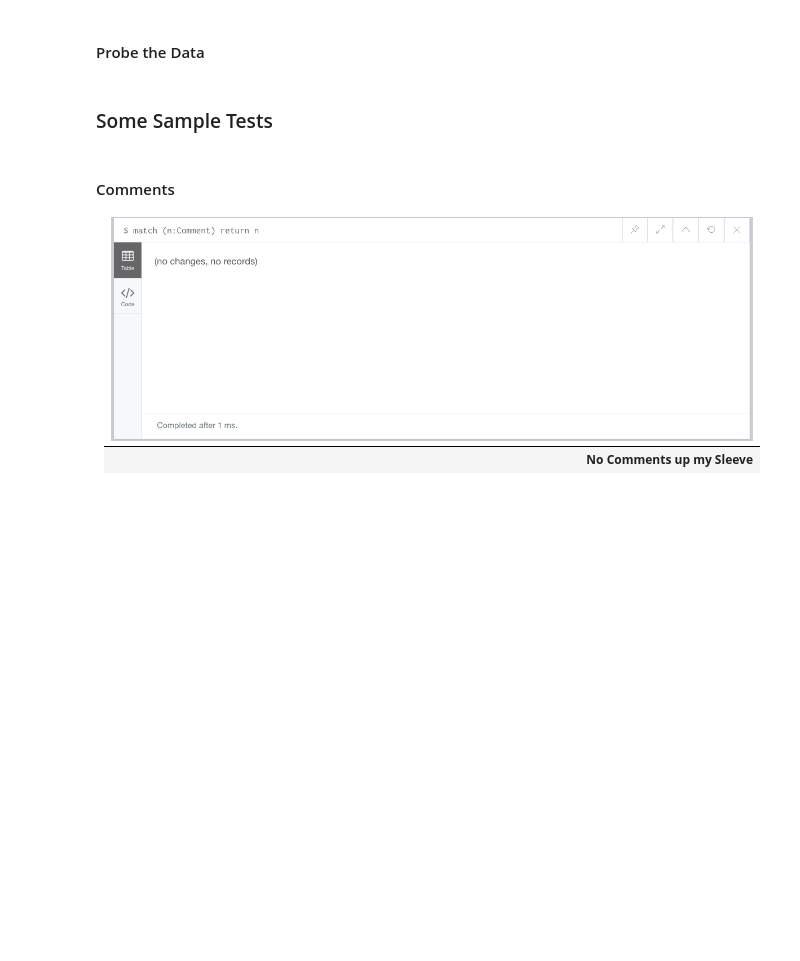
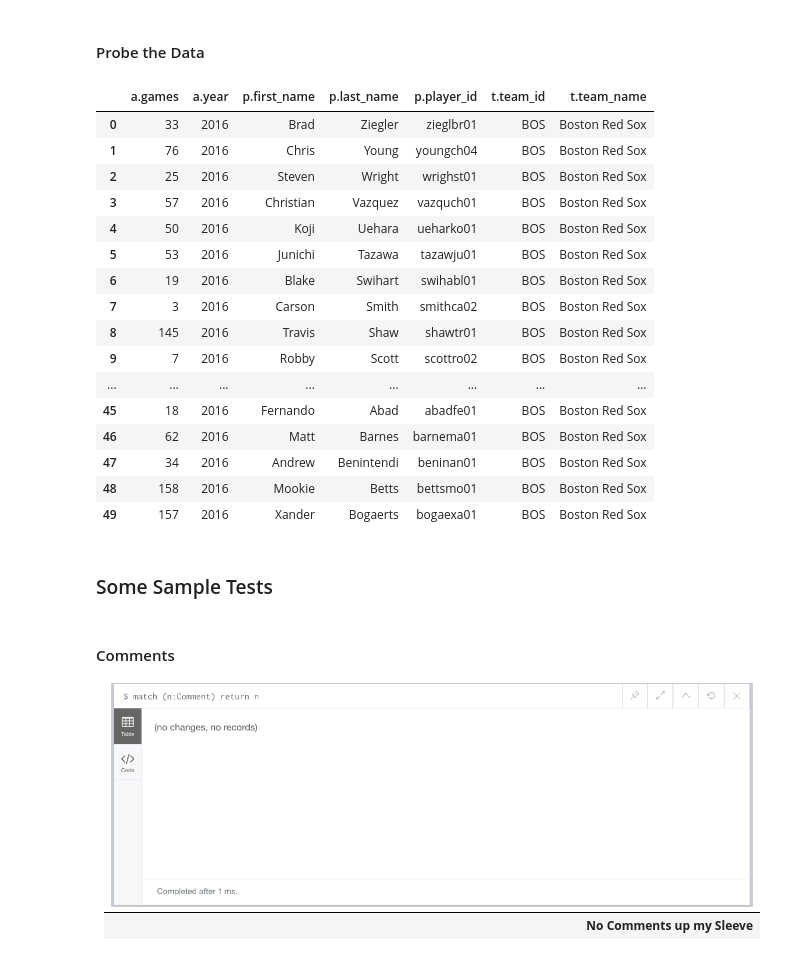
Before and after one commit to at1217/Neo4j-Redis, a Jupyter notebook: W4111_NoSQL.ipynb, the cells around one changed output. Saved outputs shown, nothing was run; the diff lists cells and outputs as text; code cells hidden in the pictures; blank space fills up the shorter version.

```diff
--- a/W4111_NoSQL-v2.ipynb
+++ b/W4111_NoSQL.ipynb
@@ -135,6 +149,12 @@ Oliver Platt 1960
 
 ### Template
 # %%
+"""
+This is the template. Do not execute.
+"""
+
+#raise NotImplementedError("This is template fool! Do not run.")
+
 from py2neo import data, Graph, NodeMatcher, Node, Relationship, RelationshipMatcher
 
 """
@@ -370,7 +390,14 @@ class FanGraph(object):
         :param comment_id: Comment ID
         :return: Comment
         """
-        pass
+        n = self.find_nodes_by_template({"label": "Comment", "template": {"comment_id": comment_id}})
+        if n is not None and len(n) > 0:
+            # I should throw an exception here if there is more than 1.
+            n = n[0]
+        else:
+            n = None
+
+        return n
 
     def create_comment(self, uni, comment, team_id=None, player_id=None):
         """
@@ -381,6 +408,11 @@ class FanGraph(object):
         :param player_id: A valid player ID or None
         :return: The Node representing the comment.
         """
+        n = Node("Comment", uni = uni, comment = comment, team_id = team_id, player_id = player_id)
+        tx = self._graph.begin(autocommit=True)
+        tx.create(n)
+        return n
+
 
 
     def create_sub_comment(self, uni, origin_comment_id, comment):
@@ -391,7 +423,10 @@ class FanGraph(object):
         :param comment: Comment string
         :return: Created comment.
         """
-        pass
+        n = Node("Sub Comment", uni = uni, origin_comment_id = origin_comment_id, comment = comment)
+        tx = self._graph_begin(autocommit=True)
+        tx.create(n)
+        return n
 
     def get_sub_comments(self, comment_id):
         """
@@ -399,7 +434,14 @@ class FanGraph(object):
         :param comment_id: The unique ID of the comment.
         :return: The sub-comments.
         """
-        pass
+        n = self.find_nodes_by_template({"label": "Sub Comment", "template": {"comment_id": comment_id}})
+        if n is not None and len(n) > 0:
+            # I should throw an exception here if there is more than 1.
+            n = n[0]
+        else:
+            n = None
+
+        return n
 
     def get_player_comments(self, player_id):
         """
@@ -407,7 +449,7 @@ class FanGraph(object):
         :param player_id: ID of the player.
         :return: Graph containing comment, comment streams and commenters.
         """
-        pass
+        q = "MATCH"
 
     def get_team_comments(self, team_id):
         """
@@ -812,5 +964,27 @@ Created appeara
 # %% [markdown]
 #### Probe the Data
+# %%
+r = fg.get_roster('BOS', 2016)
+rr = pd.DataFrame(r.data())
+rr
+# %% [output]
+|  | a.games | a.year | p.first_name | p.last_name | p.player_id | t.team_id | t.team_name |
+| 0 | 33 | 2016 | Brad | Ziegler | zieglbr01 | BOS | Boston Red Sox |
+| 1 | 76 | 2016 | Chris | Young | youngch04 | BOS | Boston Red Sox |
+| 2 | 25 | 2016 | Steven | Wright | wrighst01 | BOS | Boston Red Sox |
+| 3 | 57 | 2016 | Christian | Vazquez | vazquch01 | BOS | Boston Red Sox |
+| 4 | 50 | 2016 | Koji | Uehara | ueharko01 | BOS | Boston Red Sox |
+| 5 | 53 | 2016 | Junichi | Tazawa | tazawju01 | BOS | Boston Red Sox |
+| 6 | 19 | 2016 | Blake | Swihart | swihabl01 | BOS | Boston Red Sox |
+| 7 | 3 | 2016 | Carson | Smith | smithca02 | BOS | Boston Red Sox |
+| 8 | 145 | 2016 | Travis | Shaw | shawtr01 | BOS | Boston Red Sox |
+| 9 | 7 | 2016 | Robby | Scott | scottro02 | BOS | Boston Red Sox |
+| ... | ... | ... | ... | ... | ... | ... | ... |
+| 45 | 18 | 2016 | Fernando | Abad | abadfe01 | BOS | Boston Red Sox |
+| 46 | 62 | 2016 | Matt | Barnes | barnema01 | BOS | Boston Red Sox |
+| 47 | 34 | 2016 | Andrew | Benintendi | beninan01 | BOS | Boston Red Sox |
+| 48 | 158 | 2016 | Mookie | Betts | bettsmo01 | BOS | Boston Red Sox |
+| 49 | 157 | 2016 | Xander | Bogaerts | bogaexa01 | BOS | Boston Red Sox |
 # %%
 def load_fans():
     fg.create_fan(uni="js1", last_name="Smith", first_name="John")
```
Also changed, not shown: parts of 75 cells of this notebook, 1 other file.
